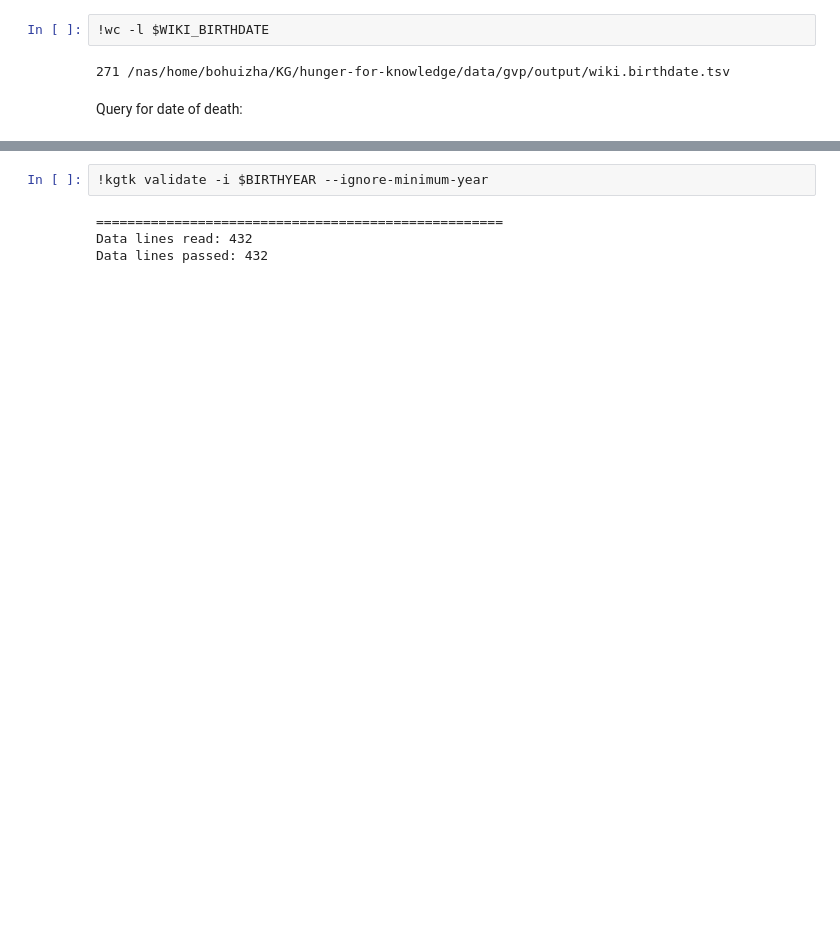
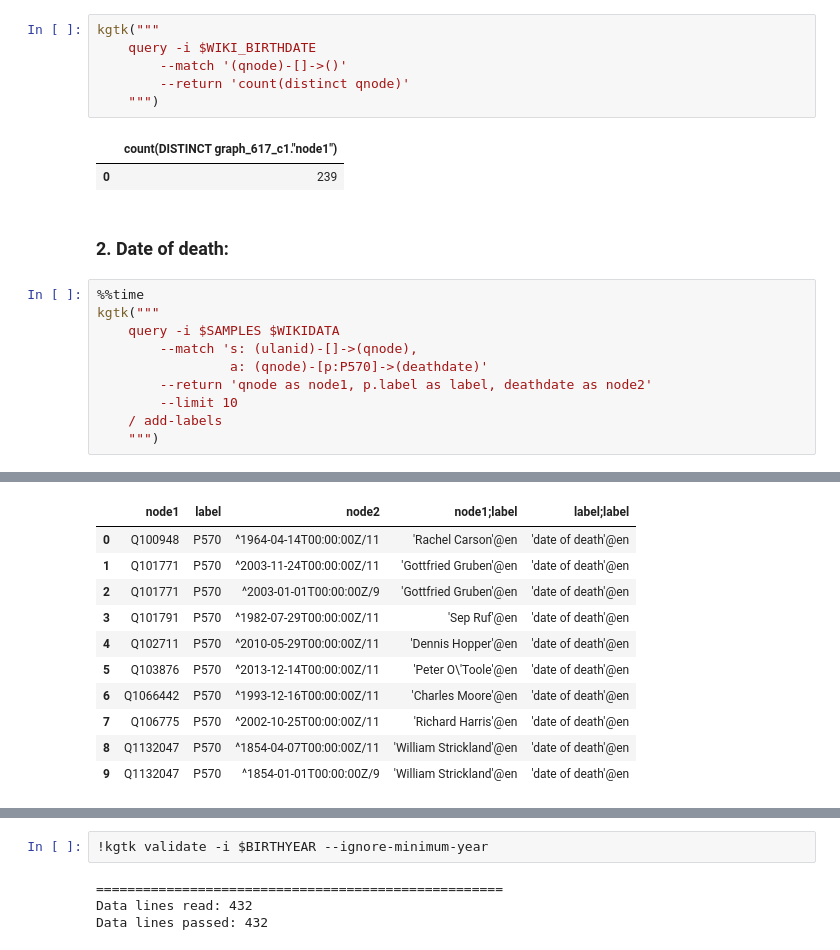
Before and after one commit to usc-isi-i2/hunger-for-knowledge, a Jupyter notebook: examples/getty_query_procedure.ipynb, the cells around one changed output, grey strips where cells are left out. Drawn from its saved outputs; the diff is of its cells as text; blank space fills up the shorter version.

```diff
--- a/examples/getty_query_procedure.ipynb
+++ b/examples/getty_query_procedure.ipynb
@@ -223,6 +336,22 @@ Query for date of birth:
 # %%
-!wc -l $WIKI_BIRTHDATE
+kgtk("""
+    query -i $WIKI_BIRTHDATE
+        --match '(qnode)-[]->()'
+        --return 'count(distinct qnode)'
+    """)
 # %% [output]
-271 /nas/home/bohuizha/KG/hunger-for-knowledge/data/gvp/output/wiki.birthdate.tsv
+|  | count(DISTINCT graph_617_c1."node1") |
+| 0 | 239 |
 # %% [markdown]
-Query for date of death:
+### 2. Date of death:
+# %%
+%%time
+kgtk("""
+    query -i $SAMPLES $WIKIDATA
+        --match 's: (ulanid)-[]->(qnode),
+                 a: (qnode)-[p:P570]->(deathdate)'
+        --return 'qnode as node1, p.label as label, deathdate as node2'
+        --limit 10
+    / add-labels
+    """)
+# %% [output]
@@ -229 +360,12 @@ Query for date of death:
+|  | node1 | label | node2 | node1;label | label;label |
+| 0 | Q100948 | P570 | ^1964-04-14T00:00:00Z/11 | 'Rachel Carson'@en | 'date of death'@en |
+| 1 | Q101771 | P570 | ^2003-11-24T00:00:00Z/11 | 'Gottfried Gruben'@en | 'date of death'@en |
+| 2 | Q101771 | P570 | ^2003-01-01T00:00:00Z/9 | 'Gottfried Gruben'@en | 'date of death'@en |
+| 3 | Q101791 | P570 | ^1982-07-29T00:00:00Z/11 | 'Sep Ruf'@en | 'date of death'@en |
+| 4 | Q102711 | P570 | ^2010-05-29T00:00:00Z/11 | 'Dennis Hopper'@en | 'date of death'@en |
+| 5 | Q103876 | P570 | ^2013-12-14T00:00:00Z/11 | 'Peter O\'Toole'@en | 'date of death'@en |
+| 6 | Q1066442 | P570 | ^1993-12-16T00:00:00Z/11 | 'Charles Moore'@en | 'date of death'@en |
+| 7 | Q106775 | P570 | ^2002-10-25T00:00:00Z/11 | 'Richard Harris'@en | 'date of death'@en |
+| 8 | Q1132047 | P570 | ^1854-04-07T00:00:00Z/11 | 'William Strickland'@en | 'date of death'@en |
+| 9 | Q1132047 | P570 | ^1854-01-01T00:00:00Z/9 | 'William Strickland'@en | 'date of death'@en |
 # %%
```
Also changed, not shown: parts of 102 cells of this notebook.
